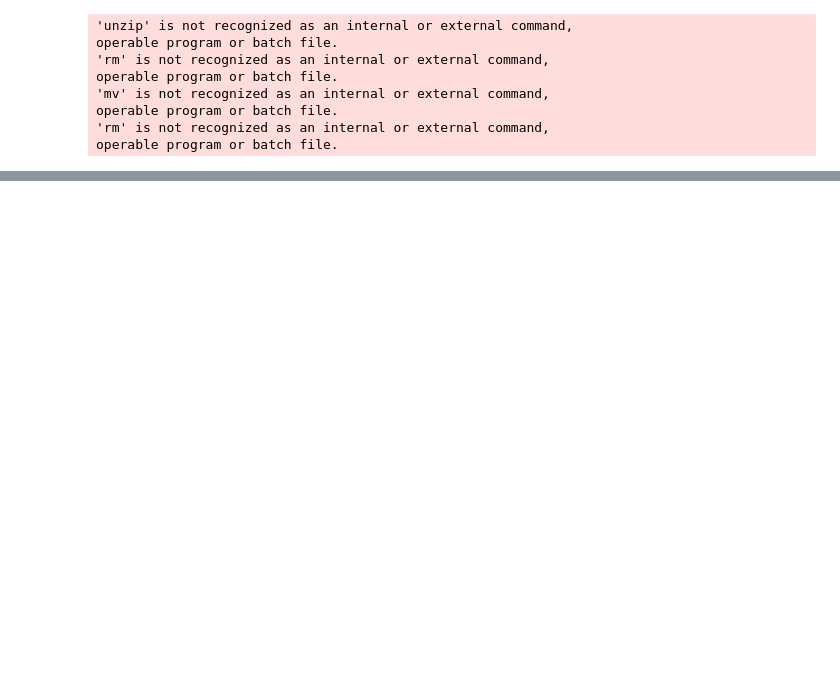
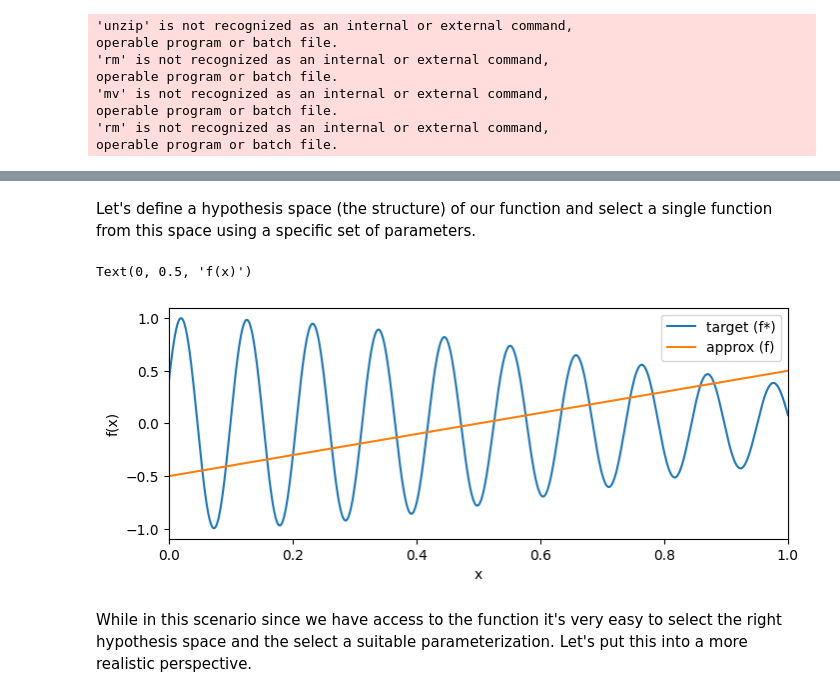
Before and after one commit to nextgenerationgraduatesprogram/nextgen25-mlai-workshop01, a Jupyter notebook: notebooks/main.ipynb, the cells around one changed output, grey strips where cells are left out. Cells and saved outputs as stored; diff of their text form; code cells hidden in the pictures; blank space fills up the shorter version.

```diff
--- a/notebooks/main.ipynb
+++ b/notebooks/main.ipynb
@@ -24,0 +310,28 @@ operable program or batch file.
+# %% [markdown]
+Let's define a hypothesis space (the structure) of our function and select a single function from this space using a specific set of parameters.
+# %%
+# hypothesis space
+def H(tau, phi):
+    def f(x):
+        return tau * x + phi # <-- TODO: this is probably a poor hypothesis - have a go at re-writing it
+    return f
+
+# select a function from this space
+f_approx = H(tau=1, phi=-0.5) # <-- TODO: these is probably a poor parameterization - pick some better parameters
+
+# make predictions
+y_pred = f_approx(x)
+
+# plot the target function
+fig, ax = plt.subplots(figsize=(8,3))
+ax.plot(x, y, label="target (f*)")
+ax.plot(x, y_pred, label="approx (f)")
+ax.set_xlim(x.min(), x.max())
+ax.legend(loc="best")
+ax.set_xlabel("x")
+ax.set_ylabel("f(x)")
+# %% [output]
+Text(0, 0.5, 'f(x)')
+[figure, added]
+# %% [markdown]
+While in this scenario since we have access to the function it's very easy to select the right hypothesis space and the select a suitable parameterization. Let's put this into a more realistic perspective.
```
Also changed, not shown: parts of 63 cells of this notebook.
